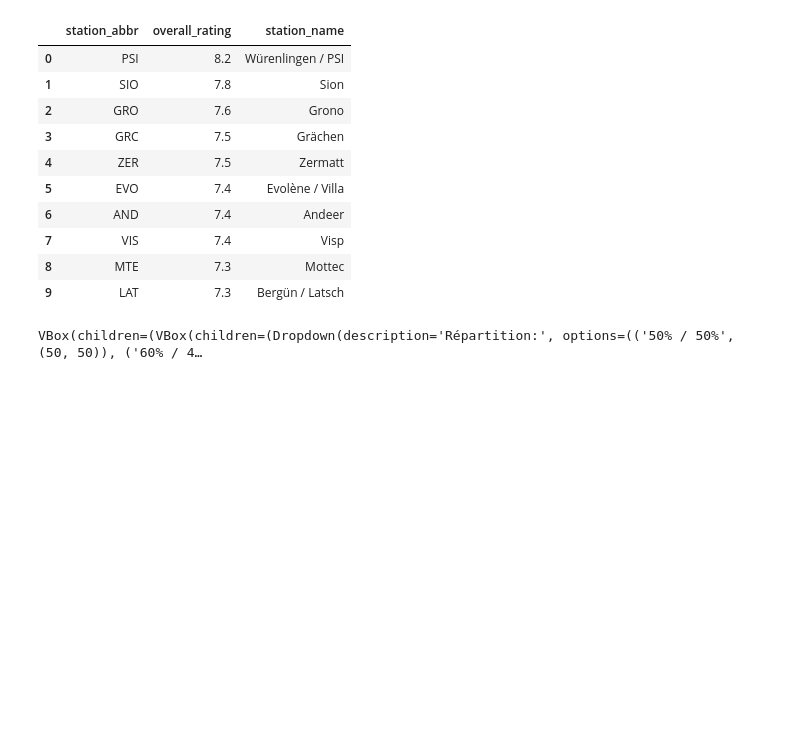
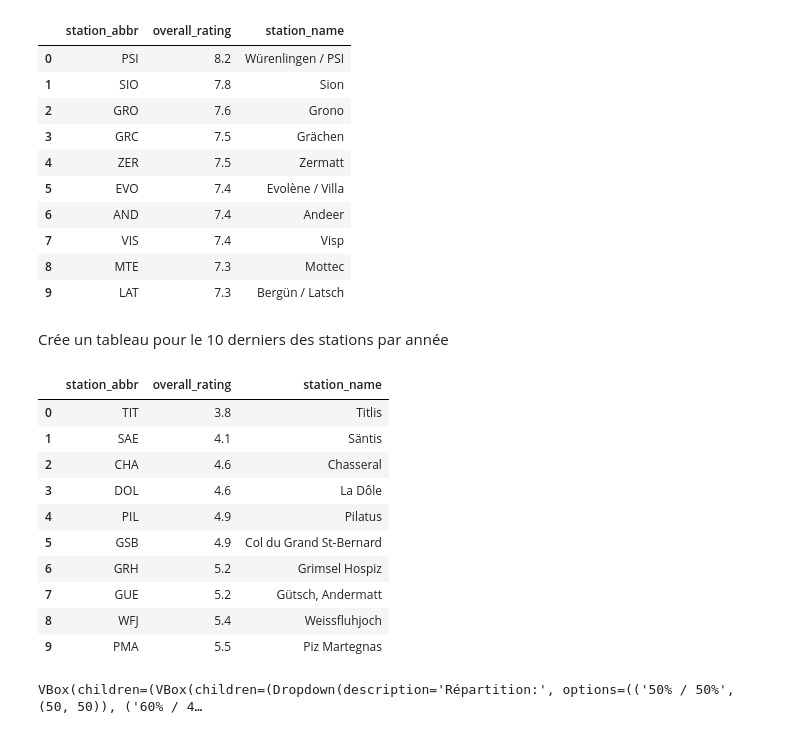
Before and after one commit to Inertie78/StatisticalWeather, a Jupyter notebook: statisticalWeather.ipynb, the cells around one changed output. Saved outputs shown, nothing was run; the diff lists cells and outputs as text; code cells hidden in the pictures; blank space fills up the shorter version.

```diff
--- a/statisticalWeather.ipynb
+++ b/statisticalWeather.ipynb
@@ -597,6 +629,29 @@ display(top10_stations_year)
 | 7 | VIS | 7.4 | Visp |
 | 8 | MTE | 7.3 | Mottec |
 | 9 | LAT | 7.3 | Bergün / Latsch |
+# %% [markdown]
+Crée un tableau pour le 10 derniers des stations par année
+# %%
+last10_stations_year = scores_annuel.tail(10).iloc[::-1].reset_index(drop=True)
+last10_stations_year = last10_stations_year.merge(
+    station_identifier[['station_abbr', 'station_name']],
+    on='station_abbr',
+    how='left'
+)
+
+display(last10_stations_year)
+# %% [output]
+|  | station_abbr | overall_rating | station_name |
+| 0 | TIT | 3.8 | Titlis |
+| 1 | SAE | 4.1 | Säntis |
+| 2 | CHA | 4.6 | Chasseral |
+| 3 | DOL | 4.6 | La Dôle |
+| 4 | PIL | 4.9 | Pilatus |
+| 5 | GSB | 4.9 | Col du Grand St-Bernard |
+| 6 | GRH | 5.2 | Grimsel Hospiz |
+| 7 | GUE | 5.2 | Gütsch, Andermatt |
+| 8 | WFJ | 5.4 | Weissfluhjoch |
+| 9 | PMA | 5.5 | Piz Martegnas |
 # %%
 from IPython.display import display, clear_output
 import matplotlib.pyplot as plt
```
Also changed, not shown: parts of 6 cells of this notebook.
